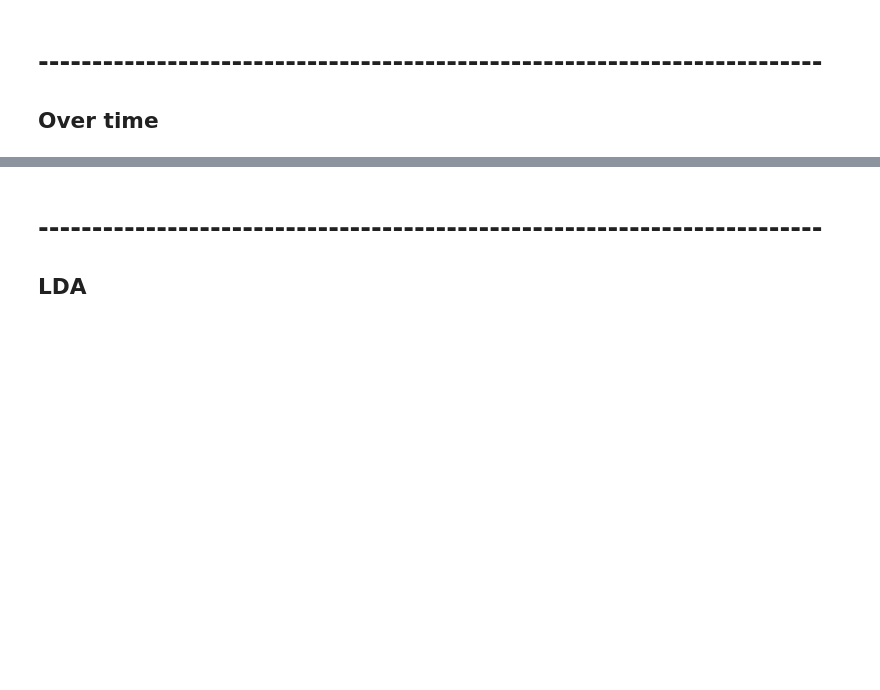
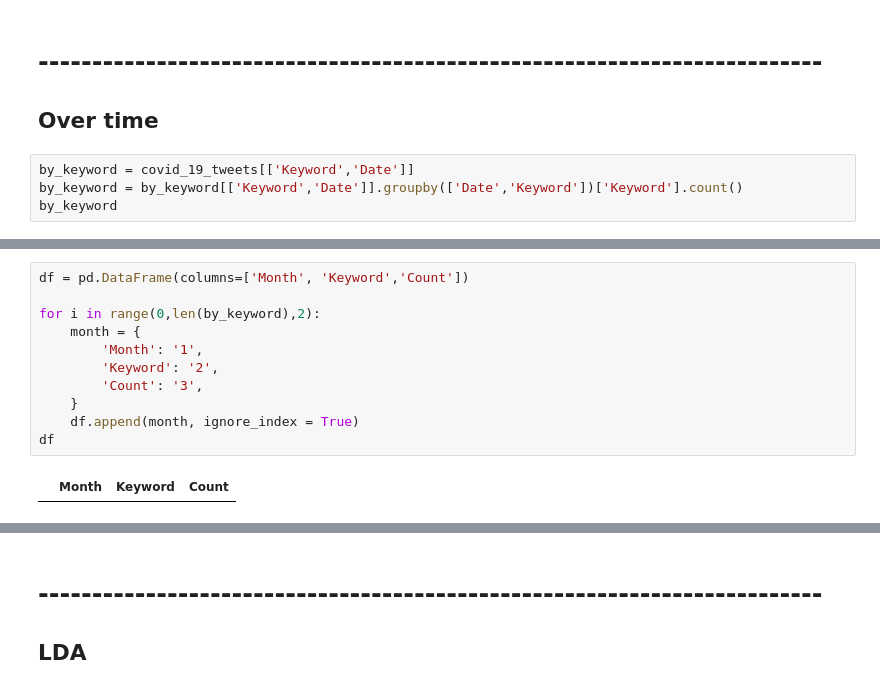
Before and after one commit to AndrewEdward37/67364_Final_Project, a Jupyter notebook: analysis.ipynb, the cells around one changed output, grey strips where cells are left out. Cells and saved outputs as stored; diff of their text form; blank space fills up the shorter version.

```diff
--- a/analysis.ipynb
+++ b/analysis.ipynb
@@ -465,3 +468,7 @@ word_occurences.show()
 # %% [markdown]
 # -------------------------------------------------------------------------
 ## Over time
+# %%
+by_keyword = covid_19_tweets[['Keyword','Date']]
+by_keyword = by_keyword[['Keyword','Date']].groupby(['Date','Keyword'])['Keyword'].count()
+by_keyword
@@ -467,0 +496,13 @@ word_occurences.show()
+# %%
+df = pd.DataFrame(columns=['Month', 'Keyword','Count'])
+
+for i in range(0,len(by_keyword),2):
+    month = {
+        'Month': '1',
+        'Keyword': '2',
+        'Count': '3',
+    }
+    df.append(month, ignore_index = True)
+df
+# %% [output]
+|  | Month | Keyword | Count |
```
Also changed, not shown: parts of 16 cells of this notebook, 1 other file.
